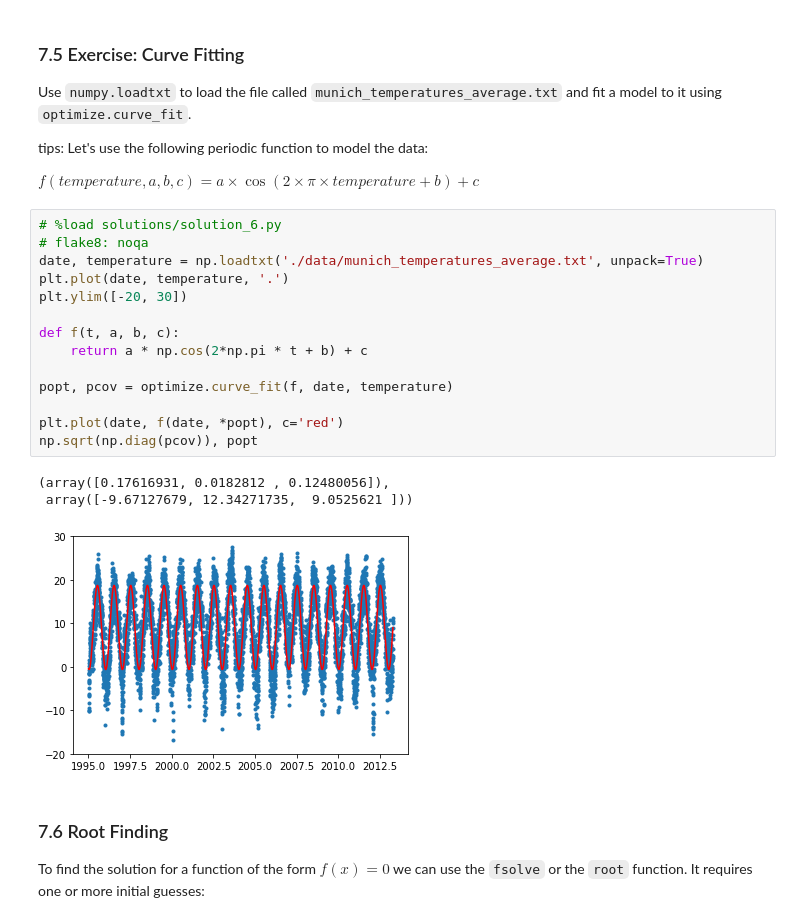
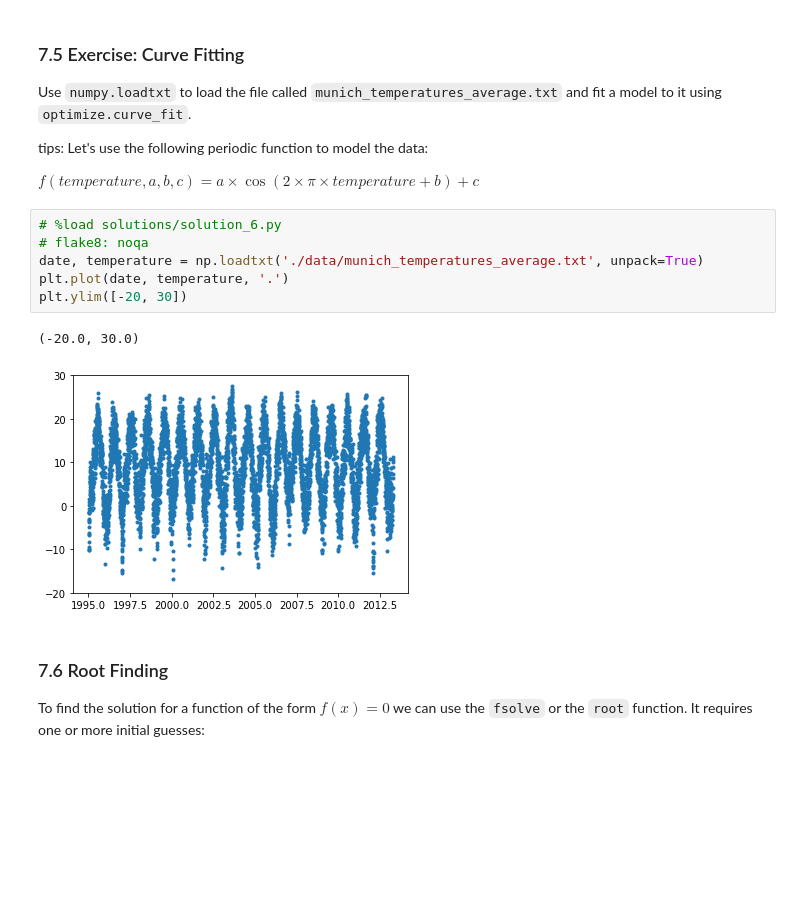
Before and after one commit to JouvinLea/Escape2022, a Jupyter notebook: scipy/scipy_hands_on.ipynb, the cells around one changed output. Cells and saved outputs as stored; diff of their text form; blank space fills up the shorter version.

```diff
--- a/scipy/scipy_hands_on.ipynb
+++ b/scipy/scipy_hands_on.ipynb
@@ -1158,21 +1122,12 @@ $ f(temperature,a ,b,c) = a\times \cos(2\times \pi \times temperature +b) + c$
 # %%
 # %load solutions/solution_6.py
 # flake8: noqa
 date, temperature = np.loadtxt('./data/munich_temperatures_average.txt', unpack=True)
 plt.plot(date, temperature, '.')
 plt.ylim([-20, 30])
-
-def f(t, a, b, c):
-    return a * np.cos(2*np.pi * t + b) + c
-
-popt, pcov = optimize.curve_fit(f, date, temperature)
-
-plt.plot(date, f(date, *popt), c='red')
-np.sqrt(np.diag(pcov)), popt
 # %% [output]
-(array([0.17616931, 0.0182812 , 0.12480056]),
- array([-9.67127679, 12.34271735,  9.0525621 ]))
+(-20.0, 30.0)
-[figure, old version]
+[figure, new version]
 # %% [markdown]
 ### 7.6 Root Finding
 
```
Also changed, not shown: parts of 25 cells of this notebook, 1 other file.
